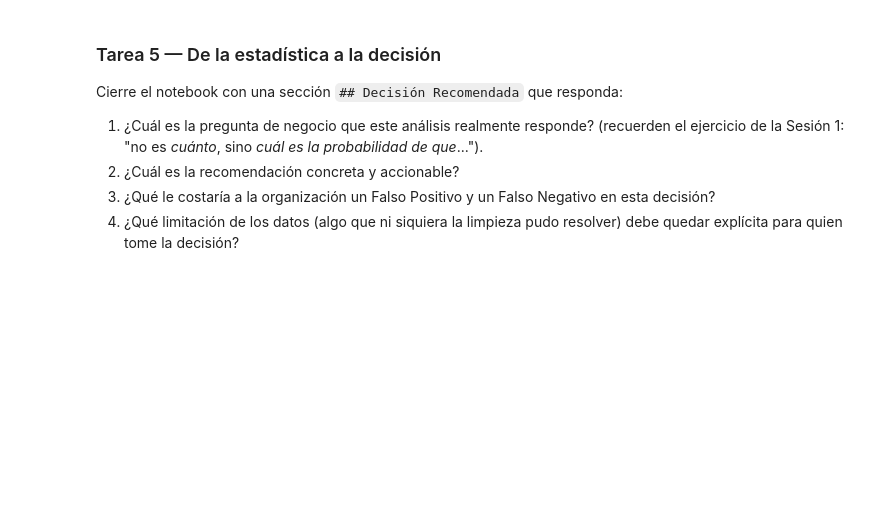
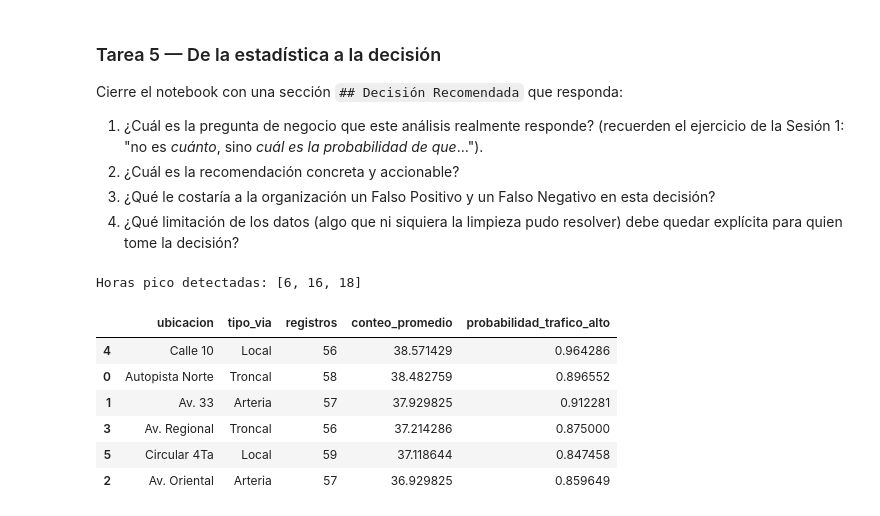
Before and after one commit to Jeronimo1303/Data_Science_Challenge_01, a Jupyter notebook: notebooks/taller_practico_01_analisis.ipynb, the cells around one changed output. Saved outputs shown, nothing was run; the diff lists cells and outputs as text; code cells hidden in the pictures; blank space fills up the shorter version.

```diff
--- a/notebooks/taller_practico_01_analisis.ipynb
+++ b/notebooks/taller_practico_01_analisis.ipynb
@@ -536,0 +778,29 @@ display(resumen_decision.head(10))
+# %%
+# Patrón horario y evidencia por corredor que fundamentan la Decisión Recomendada (celda Markdown a continuación).
+
+# 1) Horas pico: percentil 75 del conteo promedio por hora, sobre todo el sistema.
+trafico_por_hora = df_trabajo.groupby("hora")["conteo_vehiculos"].mean().round(1)
+horas_pico = trafico_por_hora[trafico_por_hora >= trafico_por_hora.quantile(0.75)].index.tolist()
+print(f"Horas pico detectadas: {horas_pico}")
+
+# 2) Evidencia por corredor, restringida a las horas pico.
+resumen_decision = (
+    df_trabajo[df_trabajo["hora"].isin(horas_pico)]
+    .groupby(["ubicacion", "tipo_via"], as_index=False)
+    .agg(
+        registros=("conteo_vehiculos", "size"),
+        conteo_promedio=("conteo_vehiculos", "mean"),
+        probabilidad_trafico_alto=("nivel_trafico", lambda serie: (serie == "Alto").mean())
+    )
+    .sort_values("conteo_promedio", ascending=False)
+)
+display(resumen_decision)
+# %% [output]
+Horas pico detectadas: [6, 16, 18]
+|  | ubicacion | tipo_via | registros | conteo_promedio | probabilidad_trafico_alto |
+| 4 | Calle 10 | Local | 56 | 38.571429 | 0.964286 |
+| 0 | Autopista Norte | Troncal | 58 | 38.482759 | 0.896552 |
+| 1 | Av. 33 | Arteria | 57 | 37.929825 | 0.912281 |
+| 3 | Av. Regional | Troncal | 56 | 37.214286 | 0.875000 |
+| 5 | Circular 4Ta | Local | 59 | 37.118644 | 0.847458 |
+| 2 | Av. Oriental | Arteria | 57 | 36.929825 | 0.859649 |
```
Also changed, not shown: parts of 22 cells of this notebook, 1 other file.
